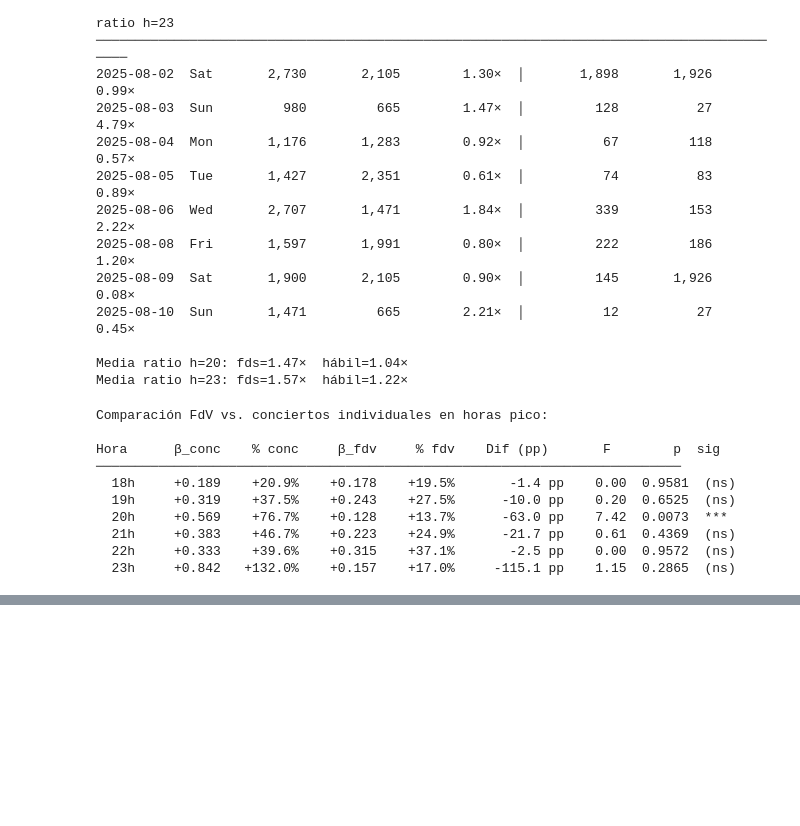
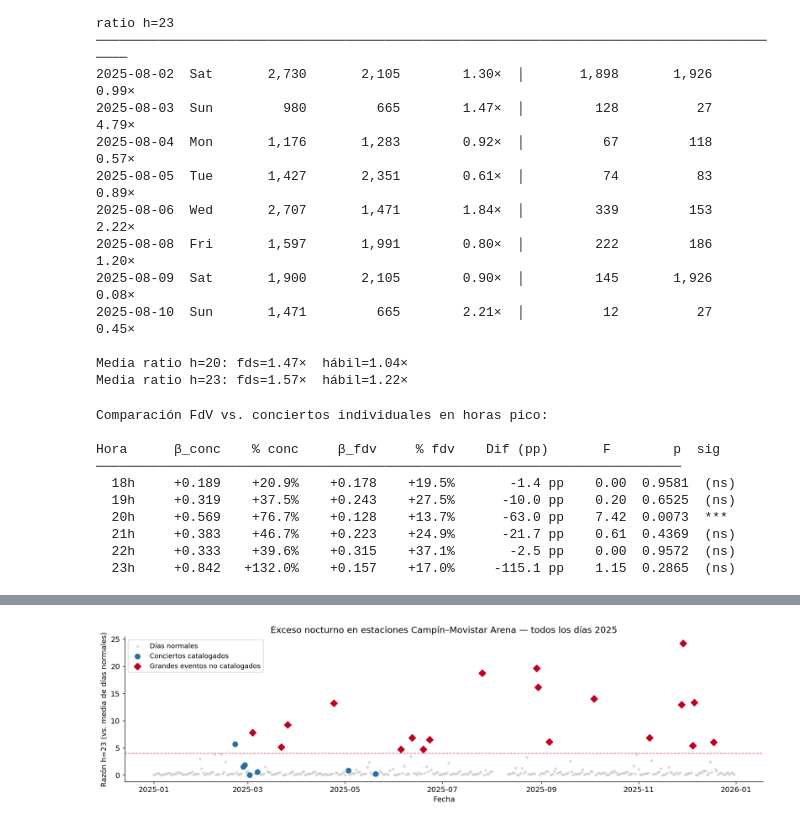
Before and after one commit to 6odoy/transmilenio-project, a Jupyter notebook: notebooks/1.04-ae-campin-event-study.ipynb, the cells around one changed output, grey strips where cells are left out. Drawn from its saved outputs; the diff is of its cells as text; code cells hidden in the pictures; blank space fills up the shorter version.

```diff
--- a/notebooks/1.04-ae-campin-event-study.ipynb
+++ b/notebooks/1.04-ae-campin-event-study.ipynb
@@ -19,8 +19,10 @@ import numpy as np
 import geopandas as gpd
 import warnings
 import matplotlib.pyplot as plt
+import matplotlib.patches as mpatches
 import matplotlib.ticker as mticker
 import statsmodels.formula.api as smf
+import glob
 from pathlib import Path
 from shapely.geometry import Point
 
@@ -35,6 +37,9 @@ plt.rcParams.update({
     'axes.spines.right': False,
     'font.size': 11,
 })
+
+TM_ROJO = '#C1001F'
+TM_AZUL  = '#1A5276'
 # %% [markdown]
 ## 1. Calendario de eventos 2025
 # %%
@@ -994,0 +973,76 @@ El FdV muestra un patrón radicalmente distinto a los conciertos individuales:
+# %%
+# Calcular razón h=23 y h=18 para cada día del año
+frames_ev = []
+for f_ev in sorted(glob.glob(str(PROJ / 'data/processed/parquet/*.parquet'))):
+    fname_ev = f_ev.split('/')[-1].replace('.parquet', '')
+    fecha_ev = pd.Timestamp(f'{fname_ev[:4]}-{fname_ev[4:6]}-{fname_ev[6:8]}')
+    df_ev = pd.read_parquet(f_ev)
+    df_ev['hora_int'] = pd.to_datetime(
+        df_ev.fecha.astype(str) + ' ' + df_ev.hora.astype(str)
+    ).dt.hour
+    sub_ev = (df_ev[df_ev.codigo_estacion.isin(TRAT_P)]
+              .groupby('hora_int')['total'].sum())
+    frames_ev.append({
+        'fecha': fecha_ev,
+        'h18': sub_ev.get(18, 0),
+        'h20': sub_ev.get(20, 0),
+        'h23': sub_ev.get(23, 0),
+    })
+
+ev_daily = pd.DataFrame(frames_ev)
+
+TODOS_EVENTOS_TS = {pd.Timestamp(d) for d in TODOS_EVENTOS}
+normal_ev = ev_daily[~ev_daily.fecha.isin(TODOS_EVENTOS_TS)]
+ctrl_h23 = normal_ev['h23'].mean()
+ctrl_h18 = normal_ev['h18'].mean()
+
+ev_daily['r23'] = ev_daily['h23'] / ctrl_h23
+ev_daily['r18'] = ev_daily['h18'] / ctrl_h18
+
+# Etiquetar días conocidos
+ev_daily['label'] = ev_daily.fecha.map({
+    **{pd.Timestamp(d): n for d, n in CONCIERTOS.items()},
+    **{pd.Timestamp(d): 'FdV' for d in FESTIVAL_VERANO},
+})
+ev_daily['categoria'] = ev_daily.fecha.apply(lambda d:
+    'concierto' if d in {pd.Timestamp(x) for x in CONCIERTOS} else
+    'FdV'       if d in {pd.Timestamp(x) for x in FESTIVAL_VERANO} else
+    'normal')
+
+# Umbral para "gran evento": r23 > 4, sin ser concierto/FdV conocido
+UMBRAL_GE = 4.0
+grandes_ev = ev_daily[
+    (ev_daily.r23 > UMBRAL_GE) & (ev_daily.categoria == 'normal')
+].sort_values('r23', ascending=False).copy()
+grandes_ev['dow_str'] = grandes_ev.fecha.dt.day_name().str[:3]
+
+print(f"Grandes eventos detectados (r23 > {UMBRAL_GE}×, no catalogados): {len(grandes_ev)}")
+print(f"{'Fecha':<13} {'Día':<5} {'r23':>6}  {'h23_abs':>8}")
+print("-" * 38)
+for _, row in grandes_ev.iterrows():
+    print(f"  {row.fecha.date()}  {row.dow_str}  {row.r23:6.1f}×  {int(row.h23):8,}")
+
+# ── Figura: razón h=23 para todos los días ──────────────────────────────────
+fig, ax = plt.subplots(figsize=(14, 4))
+
+normal_plot = ev_daily[ev_daily.categoria == 'normal']
+ax.scatter(normal_plot.fecha, normal_plot.r23,
+           color='#BDC3C7', s=10, alpha=0.5, label='Días normales', zorder=2)
+
+conc_plot = ev_daily[ev_daily.categoria == 'concierto']
+ax.scatter(conc_plot.fecha, conc_plot.r23,
+           color='#2471A3', s=55, zorder=4, label='Conciertos catalogados')
+
+ax.scatter(grandes_ev.fecha, grandes_ev.r23,
+           color=TM_ROJO, s=55, marker='D', zorder=5, label='Grandes eventos no catalogados')
+
+ax.axhline(UMBRAL_GE, color=TM_ROJO, lw=1, ls='--', alpha=0.6)
+ax.set_ylabel('Razón h=23 (vs. media de días normales)')
+ax.set_xlabel('Fecha')
+ax.set_title('Exceso nocturno en estaciones Campín–Movistar Arena — todos los días 2025')
+ax.legend(fontsize=10)
+
+fig.tight_layout()
+fig.savefig(PROJ / 'reports/figures/campin_deteccion_eventos.png', bbox_inches='tight')
+plt.show()
+# %% [output]
@@ -994,0 +1066 @@ El FdV muestra un patrón radicalmente distinto a los conciertos individuales:
+[figure, added]
```
Also changed, not shown: parts of 6 cells of this notebook, 17 other files.
